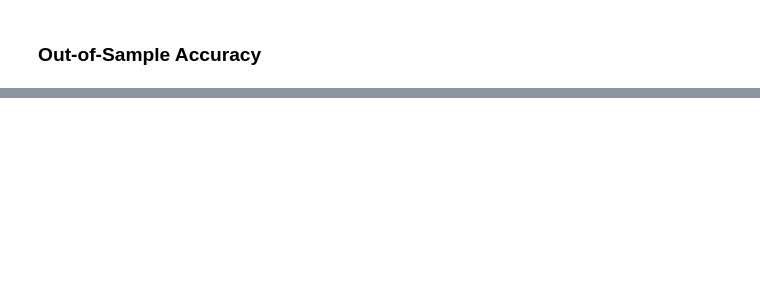
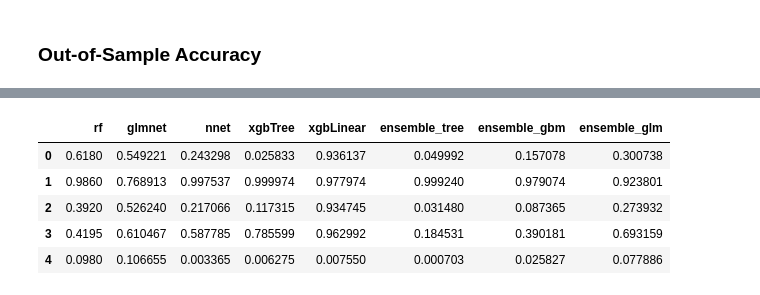
Before and after one commit to ha-pu/data_course, a Jupyter notebook: 4-machine_learning.ipynb, the cells around one changed output, grey strips where cells are left out. Saved outputs shown, nothing was run; the diff lists cells and outputs as text; code cells hidden in the pictures; blank space fills up the shorter version.

```diff
--- a/4-machine_learning.ipynb
+++ b/4-machine_learning.ipynb
@@ -843,7 +804,7 @@ There are multiple ways to combine models:
 We first define a list of models and apply them to the same folds of our data.
 # %%
 stack_cv = StratifiedKFold(n_splits=5, shuffle=True, random_state=123)
-stack_splits = list(stack_cv.split(X_train, y_train_array))
+stack_splits = list(stack_cv.split(X_train, y_train_enc))
 stack_estimators = [(name, clone(estimator)) for name, estimator in models.items()]
 
 resample_scores = {}
@@ -851,8 +812,8 @@ for name, estimator in stack_estimators:
     scores = []
     for train_idx, val_idx in stack_splits:
         est = clone(estimator)
-        est.fit(X_train.iloc[train_idx], y_train_array[train_idx])
-        scores.append(est.score(X_train.iloc[val_idx], y_train_array[val_idx]))
+        est.fit(X_train.iloc[train_idx], y_train_enc[train_idx])
+        scores.append(est.score(X_train.iloc[val_idx], y_train_enc[val_idx]))
     resample_scores[name] = scores
 
 resamples_df = pd.DataFrame(resample_scores)
@@ -881,7 +856,7 @@ stack_tree = StackingClassifier(
     stack_method="predict_proba",
     n_jobs=-1,
 )
-stack_tree.fit(X_train, y_train_array)
+stack_tree.fit(X_train, y_train_enc)
 
 stack_gbm = StackingClassifier(
     estimators=stack_estimators,
@@ -890,7 +865,7 @@ stack_gbm = StackingClassifier(
     stack_method="predict_proba",
     n_jobs=-1,
 )
-stack_gbm.fit(X_train, y_train_array)
+stack_gbm.fit(X_train, y_train_enc)
 
 stack_glm = StackingClassifier(
     estimators=stack_estimators,
@@ -899,4 +874,4 @@ stack_glm = StackingClassifier(
     stack_method="predict_proba",
     n_jobs=-1,
 )
-stack_glm.fit(X_train, y_train_array)
+stack_glm.fit(X_train, y_train_enc)
@@ -937,0 +935,9 @@ results.head(), OOS_ACC_df.reset_index(drop=True)
+# %%
+results.head()
+# %% [output]
+|  | rf | glmnet | nnet | xgbTree | xgbLinear | ensemble_tree | ensemble_gbm | ensemble_glm |
+| 0 | 0.6180 | 0.549221 | 0.243298 | 0.025833 | 0.936137 | 0.049992 | 0.157078 | 0.300738 |
+| 1 | 0.9860 | 0.768913 | 0.997537 | 0.999974 | 0.977974 | 0.999240 | 0.979074 | 0.923801 |
+| 2 | 0.3920 | 0.526240 | 0.217066 | 0.117315 | 0.934745 | 0.031480 | 0.087365 | 0.273932 |
+| 3 | 0.4195 | 0.610467 | 0.587785 | 0.785599 | 0.962992 | 0.184531 | 0.390181 | 0.693159 |
+| 4 | 0.0980 | 0.106655 | 0.003365 | 0.006275 | 0.007550 | 0.000703 | 0.025827 | 0.077886 |
```
Also changed, not shown: parts of 25 cells of this notebook.
